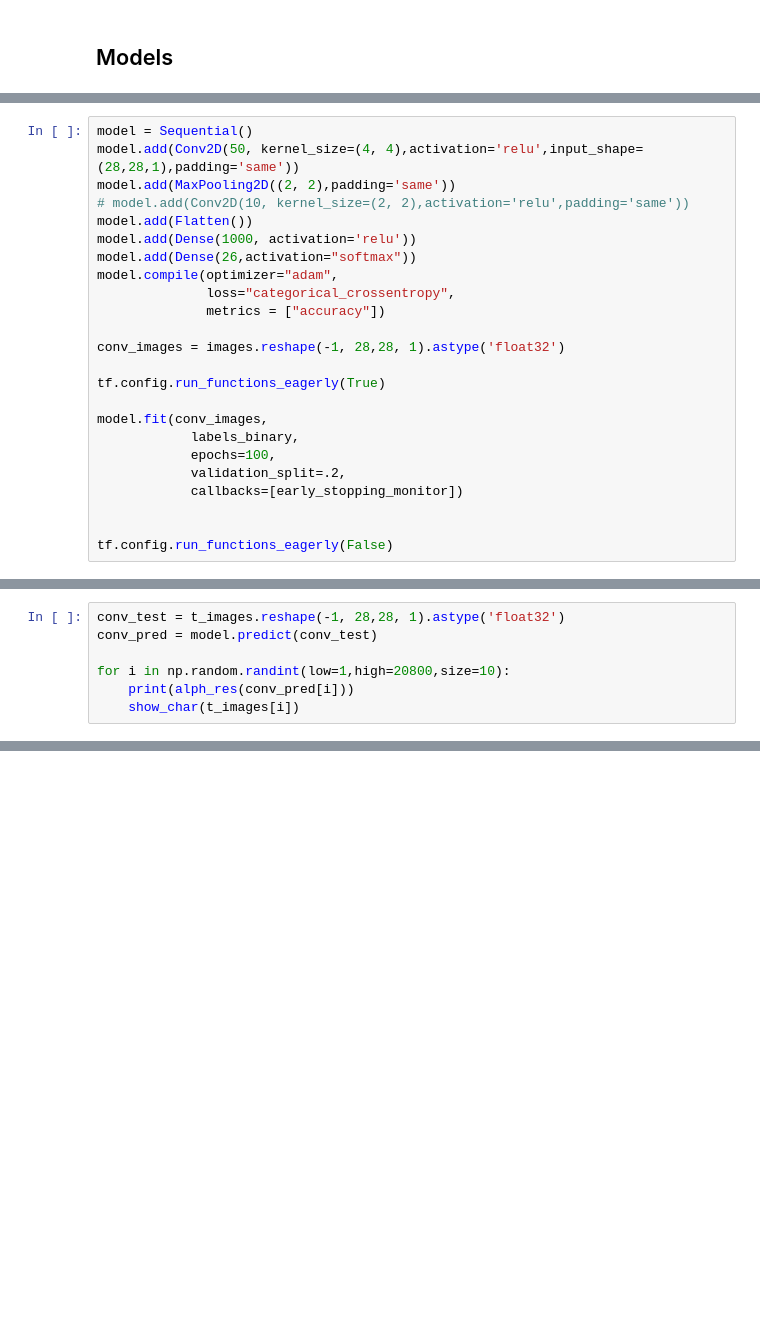
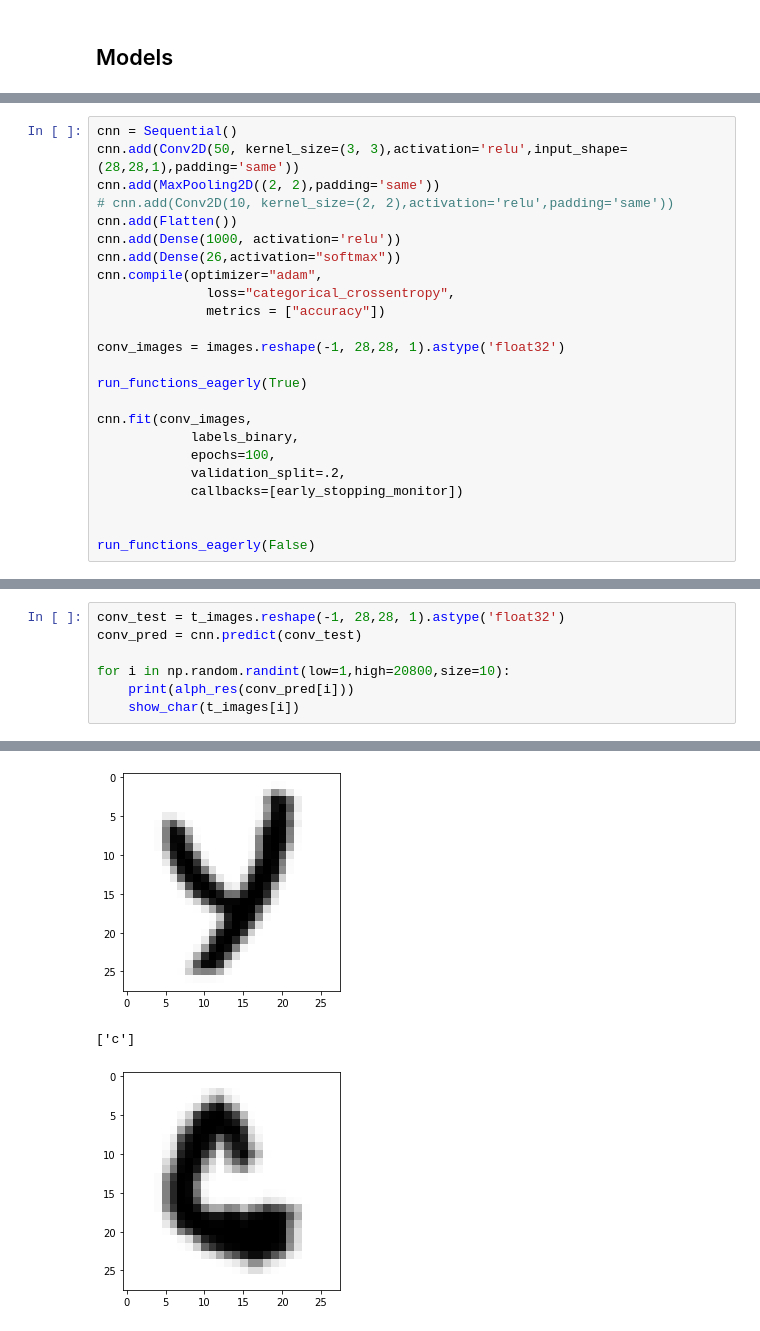
Before and after one commit to paladinic/letter-guesser, a Jupyter notebook: notebook/letter-guesser model.ipynb, the cells around one changed output, grey strips where cells are left out. Cells and saved outputs as stored; diff of their text form; blank space fills up the shorter version.

```diff
--- a/notebook/letter-guesser model.ipynb
+++ b/notebook/letter-guesser model.ipynb
@@ -162,25 +229,25 @@ for i in np.random.randint(low=1,high=20800,size=10):
 # %%
-model = Sequential()
-model.add(Conv2D(50, kernel_size=(4, 4),activation='relu',input_shape=(28,28,1),padding='same'))
-model.add(MaxPooling2D((2, 2),padding='same'))
-# model.add(Conv2D(10, kernel_size=(2, 2),activation='relu',padding='same'))
-model.add(Flatten())
-model.add(Dense(1000, activation='relu'))
-model.add(Dense(26,activation="softmax"))
-model.compile(optimizer="adam",
+cnn = Sequential()
+cnn.add(Conv2D(50, kernel_size=(3, 3),activation='relu',input_shape=(28,28,1),padding='same'))
+cnn.add(MaxPooling2D((2, 2),padding='same'))
+# cnn.add(Conv2D(10, kernel_size=(2, 2),activation='relu',padding='same'))
+cnn.add(Flatten())
+cnn.add(Dense(1000, activation='relu'))
+cnn.add(Dense(26,activation="softmax"))
+cnn.compile(optimizer="adam",
               loss="categorical_crossentropy",
               metrics = ["accuracy"])
 
 conv_images = images.reshape(-1, 28,28, 1).astype('float32')
 
-tf.config.run_functions_eagerly(True)
+run_functions_eagerly(True)
 
-model.fit(conv_images,
+cnn.fit(conv_images,
             labels_binary,
             epochs=100,
             validation_split=.2,
             callbacks=[early_stopping_monitor])
 
 
-tf.config.run_functions_eagerly(False)
+run_functions_eagerly(False)
 # %% [output]
@@ -197,7 +270,8 @@ Epoch 5/100
 # %%
 conv_test = t_images.reshape(-1, 28,28, 1).astype('float32')
-conv_pred = model.predict(conv_test)
+conv_pred = cnn.predict(conv_test)
 
 for i in np.random.randint(low=1,high=20800,size=10):
     print(alph_res(conv_pred[i]))
     show_char(t_images[i])
+# %% [output]
@@ -203,0 +280,3 @@ for i in np.random.randint(low=1,high=20800,size=10):
+[figure, added]
+['c']
+[figure, added]
```
Also changed, not shown: parts of 33 cells of this notebook, 2 other files.
